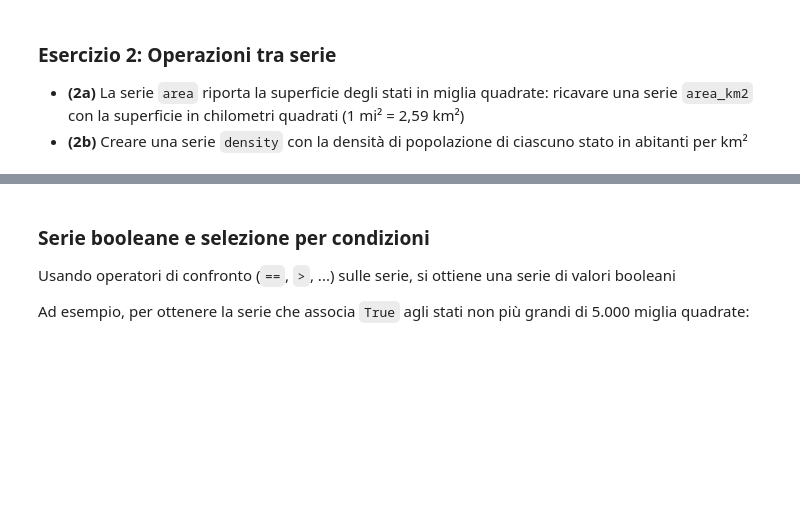
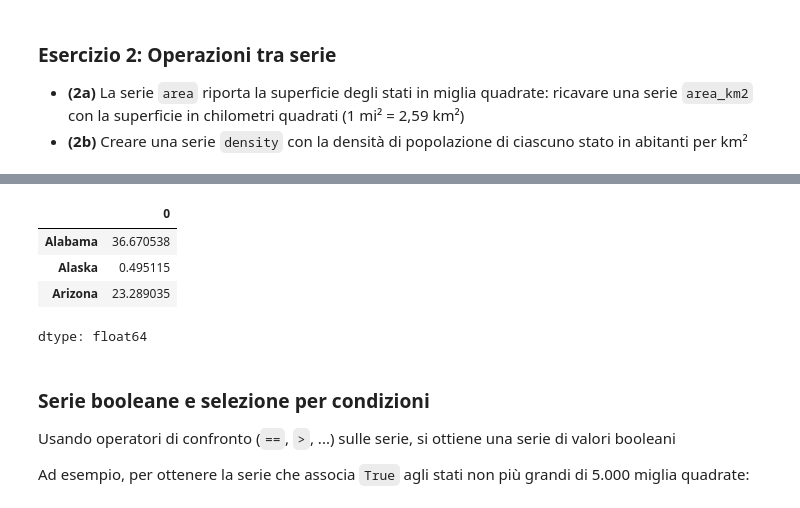
Before and after one commit to samuHouse/Data_Intensive_Lab, a Jupyter notebook: lab3/Analisi_Flussi_tra_Stati.nosol.ipynb, the cells around one changed output, grey strips where cells are left out. Saved outputs shown, nothing was run; the diff lists cells and outputs as text; code cells hidden in the pictures; blank space fills up the shorter version.

```diff
--- a/lab3/Analisi_Flussi_tra_Stati.nosol.ipynb
+++ b/lab3/Analisi_Flussi_tra_Stati.nosol.ipynb
@@ -337,3 +345,14 @@ density = ...
+# %%
+#2b
+density = population / area_km2
+# esempio
+density[:3]
+# %% [output]
+|  | 0 |
+| Alabama | 36.670538 |
+| Alaska | 0.495115 |
+| Arizona | 23.289035 |
+dtype: float64
 # %% [markdown]
 ### Serie booleane e selezione per condizioni
 
```
Also changed, not shown: parts of 24 cells of this notebook.
